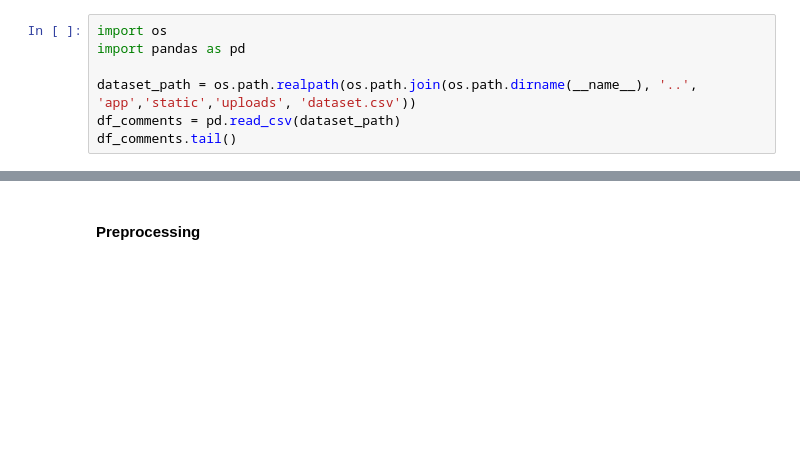
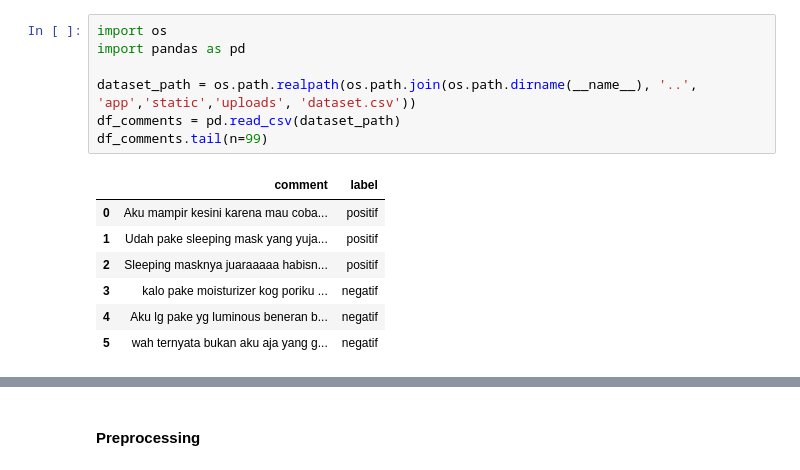
Before and after one commit to V-Hoesein/ran-svm, a Jupyter notebook: notebook/accuracy.ipynb, the cells around one changed output, grey strips where cells are left out. Drawn from its saved outputs; the diff is of its cells as text; blank space fills up the shorter version.

```diff
--- a/notebook/accuracy.ipynb
+++ b/notebook/accuracy.ipynb
@@ -1,10 +1,18 @@
 # %%
 import os
 import pandas as pd
 
 dataset_path = os.path.realpath(os.path.join(os.path.dirname(__name__), '..', 'app','static','uploads', 'dataset.csv'))
 df_comments = pd.read_csv(dataset_path)
-df_comments.tail()
+df_comments.tail(n=99)
+# %% [output]
+|  | comment | label |
+| 0 | Aku mampir kesini karena mau coba... | positif |
+| 1 | Udah pake sleeping mask yang yuja... | positif |
+| 2 | Sleeping masknya juaraaaaa habisn... | positif |
+| 3 | kalo pake moisturizer kog poriku ... | negatif |
+| 4 | Aku lg pake yg luminous beneran b... | negatif |
+| 5 | wah ternyata bukan aku aja yang g... | negatif |
 # %%
 # Melihat jumlah data
 df_comments['label'].value_counts()
```
Also changed, not shown: parts of 6 cells of this notebook, 3 other files.
